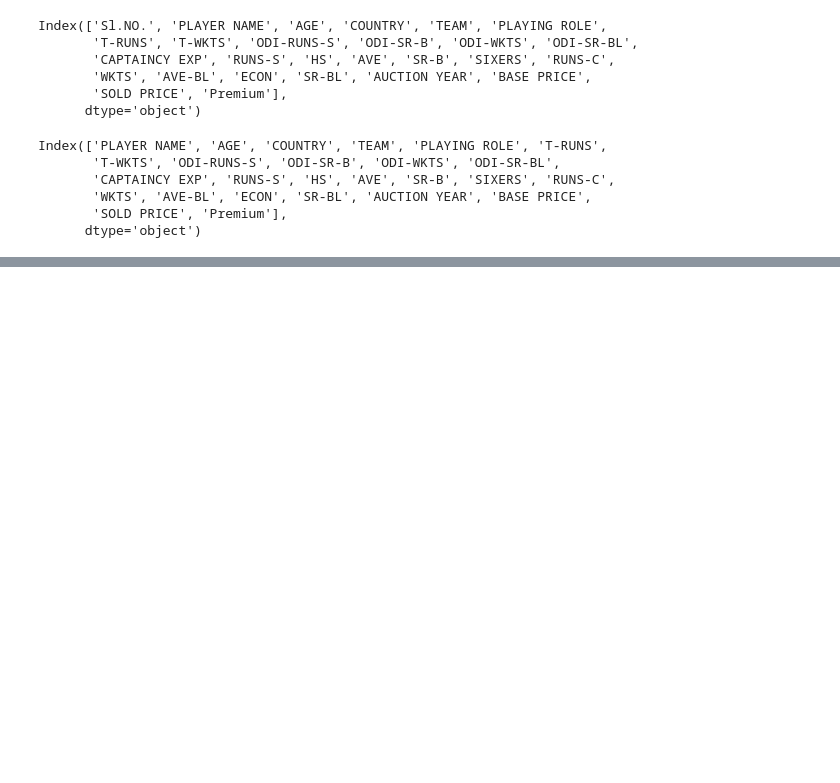
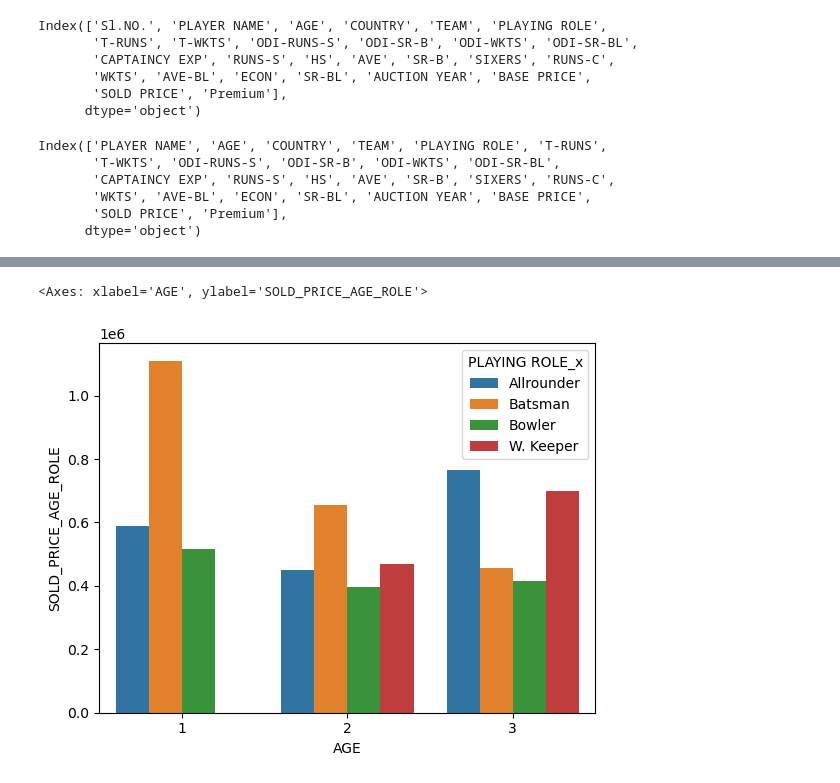
Before and after one commit to rinr2602/Descriptive_Analysis, a Jupyter notebook: ipl_auction_chapter2.ipynb, the cells around one changed output, grey strips where cells are left out. Drawn from its saved outputs; the diff is of its cells as text; code cells hidden in the pictures; blank space fills up the shorter version.

```diff
--- a/ipl_auction_chapter2.ipynb
+++ b/ipl_auction_chapter2.ipynb
@@ -369,0 +392,5 @@ Index(['PLAYER NAME', 'AGE', 'COUNTRY', 'TEAM', 'PLAYING ROLE', 'T-RUNS',
+# %%
+sns.barplot(data=soldprice_comparison, x='AGE', y='SOLD_PRICE_AGE_ROLE', hue='PLAYING ROLE_x')
+# %% [output]
+<Axes: xlabel='AGE', ylabel='SOLD_PRICE_AGE_ROLE'>
+[figure, added]
```
Also changed, not shown: parts of 24 cells of this notebook.
